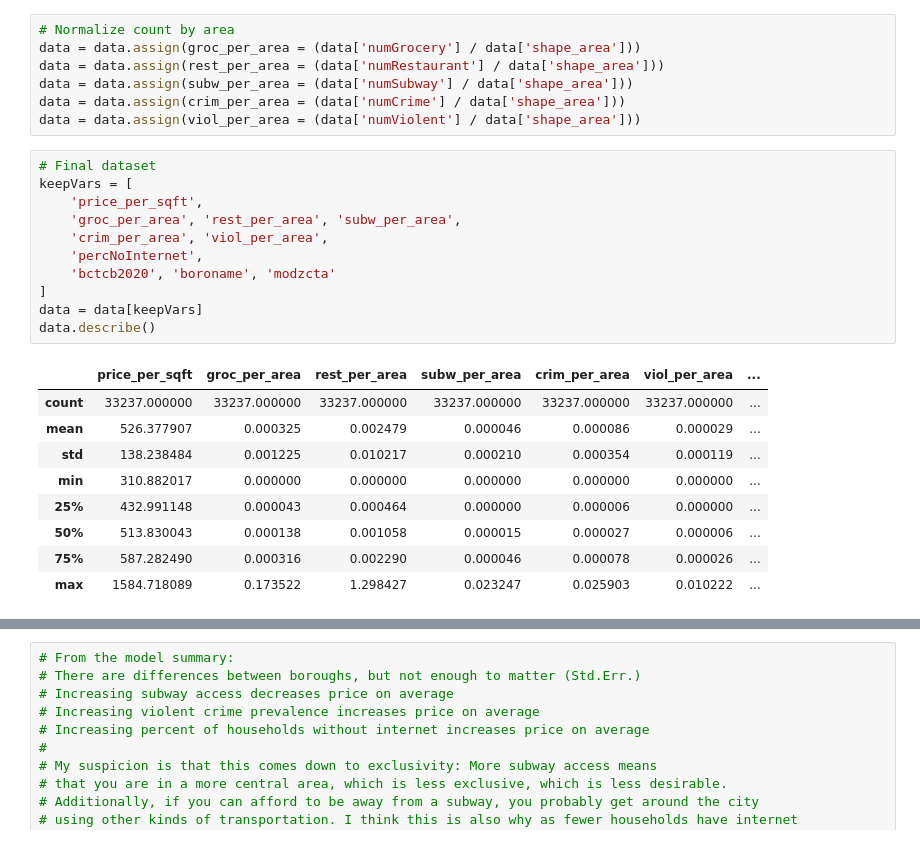
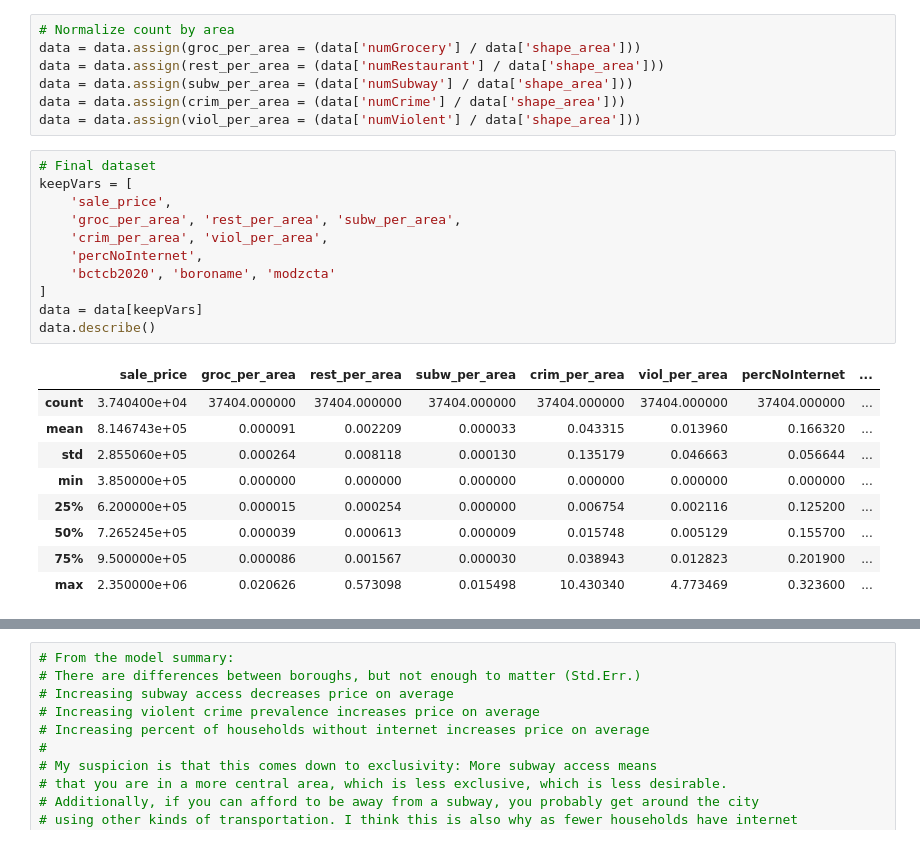
Before and after one commit to mlm603/Intro-ADS-project, a Jupyter notebook: analysis/Model.ipynb, the cells around one changed output, grey strips where cells are left out. Saved outputs shown, nothing was run; the diff lists cells and outputs as text.

```diff
--- a/analysis/Model.ipynb
+++ b/analysis/Model.ipynb
@@ -34,24 +34,24 @@ data = data.assign(viol_per_area = (data['numViolent'] / data['shape_area']))
 # %%
 # Final dataset
 keepVars = [
-    'price_per_sqft',
+    'sale_price',
     'groc_per_area', 'rest_per_area', 'subw_per_area',
     'crim_per_area', 'viol_per_area',
     'percNoInternet',
     'bctcb2020', 'boroname', 'modzcta'
 ]
 data = data[keepVars]
 data.describe()
 # %% [output]
-|  | price_per_sqft | groc_per_area | rest_per_area | subw_per_area | crim_per_area | viol_per_area | ... |
-| count | 33237.000000 | 33237.000000 | 33237.000000 | 33237.000000 | 33237.000000 | 33237.000000 | ... |
-| mean | 526.377907 | 0.000325 | 0.002479 | 0.000046 | 0.000086 | 0.000029 | ... |
-| std | 138.238484 | 0.001225 | 0.010217 | 0.000210 | 0.000354 | 0.000119 | ... |
-| min | 310.882017 | 0.000000 | 0.000000 | 0.000000 | 0.000000 | 0.000000 | ... |
-| 25% | 432.991148 | 0.000043 | 0.000464 | 0.000000 | 0.000006 | 0.000000 | ... |
-| 50% | 513.830043 | 0.000138 | 0.001058 | 0.000015 | 0.000027 | 0.000006 | ... |
-| 75% | 587.282490 | 0.000316 | 0.002290 | 0.000046 | 0.000078 | 0.000026 | ... |
-| max | 1584.718089 | 0.173522 | 1.298427 | 0.023247 | 0.025903 | 0.010222 | ... |
+|  | sale_price | groc_per_area | rest_per_area | subw_per_area | crim_per_area | viol_per_area | percNoInternet | ... |
+| count | 3.740400e+04 | 37404.000000 | 37404.000000 | 37404.000000 | 37404.000000 | 37404.000000 | 37404.000000 | ... |
+| mean | 8.146743e+05 | 0.000091 | 0.002209 | 0.000033 | 0.043315 | 0.013960 | 0.166320 | ... |
+| std | 2.855060e+05 | 0.000264 | 0.008118 | 0.000130 | 0.135179 | 0.046663 | 0.056644 | ... |
+| min | 3.850000e+05 | 0.000000 | 0.000000 | 0.000000 | 0.000000 | 0.000000 | 0.000000 | ... |
+| 25% | 6.200000e+05 | 0.000015 | 0.000254 | 0.000000 | 0.006754 | 0.002116 | 0.125200 | ... |
+| 50% | 7.265245e+05 | 0.000039 | 0.000613 | 0.000009 | 0.015748 | 0.005129 | 0.155700 | ... |
+| 75% | 9.500000e+05 | 0.000086 | 0.001567 | 0.000030 | 0.038943 | 0.012823 | 0.201900 | ... |
+| max | 2.350000e+06 | 0.020626 | 0.573098 | 0.015498 | 10.430340 | 4.773469 | 0.323600 | ... |
 # %%
 # Check correlation between predictors
 # Multicollinearity can invalidate linear model
```
Also changed, not shown: parts of 5 cells of this notebook, 3 other files.
